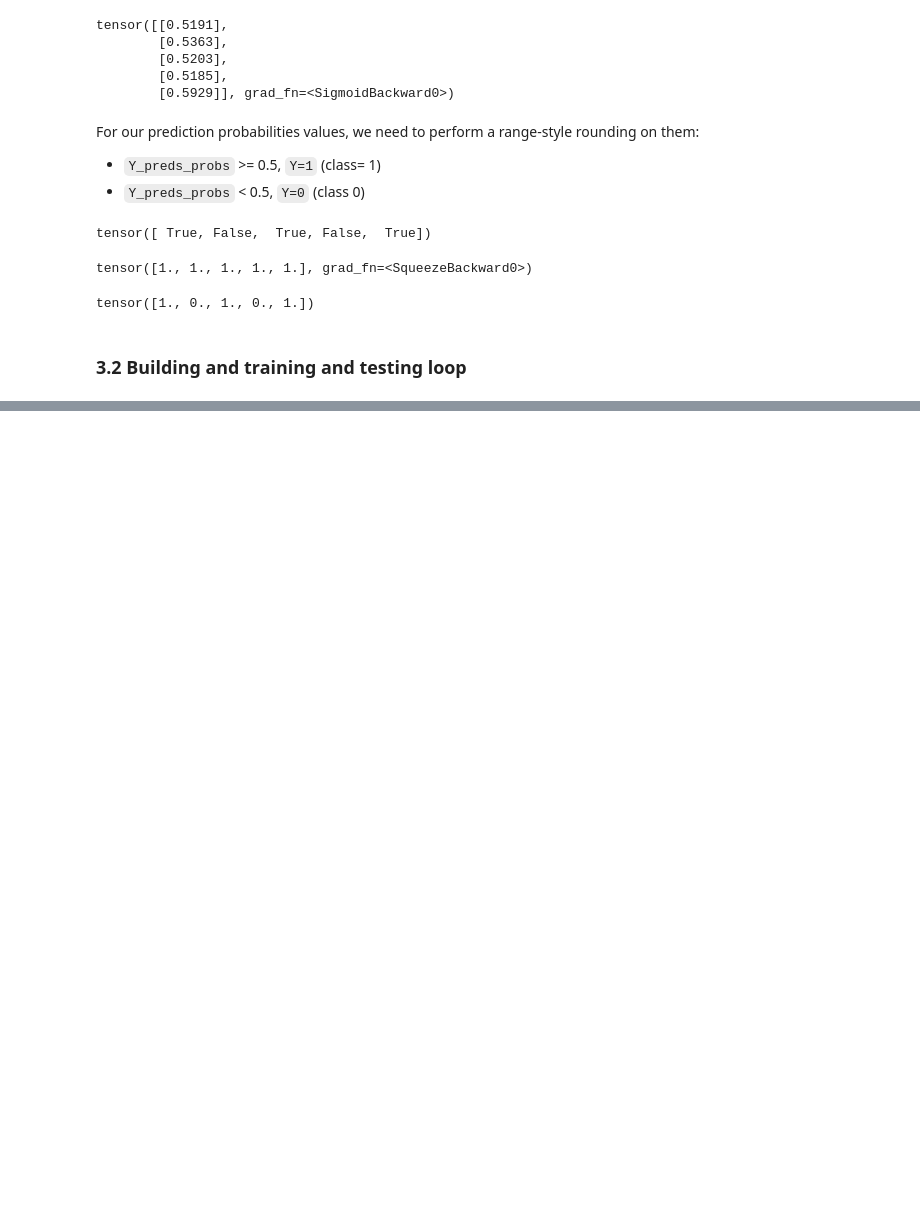
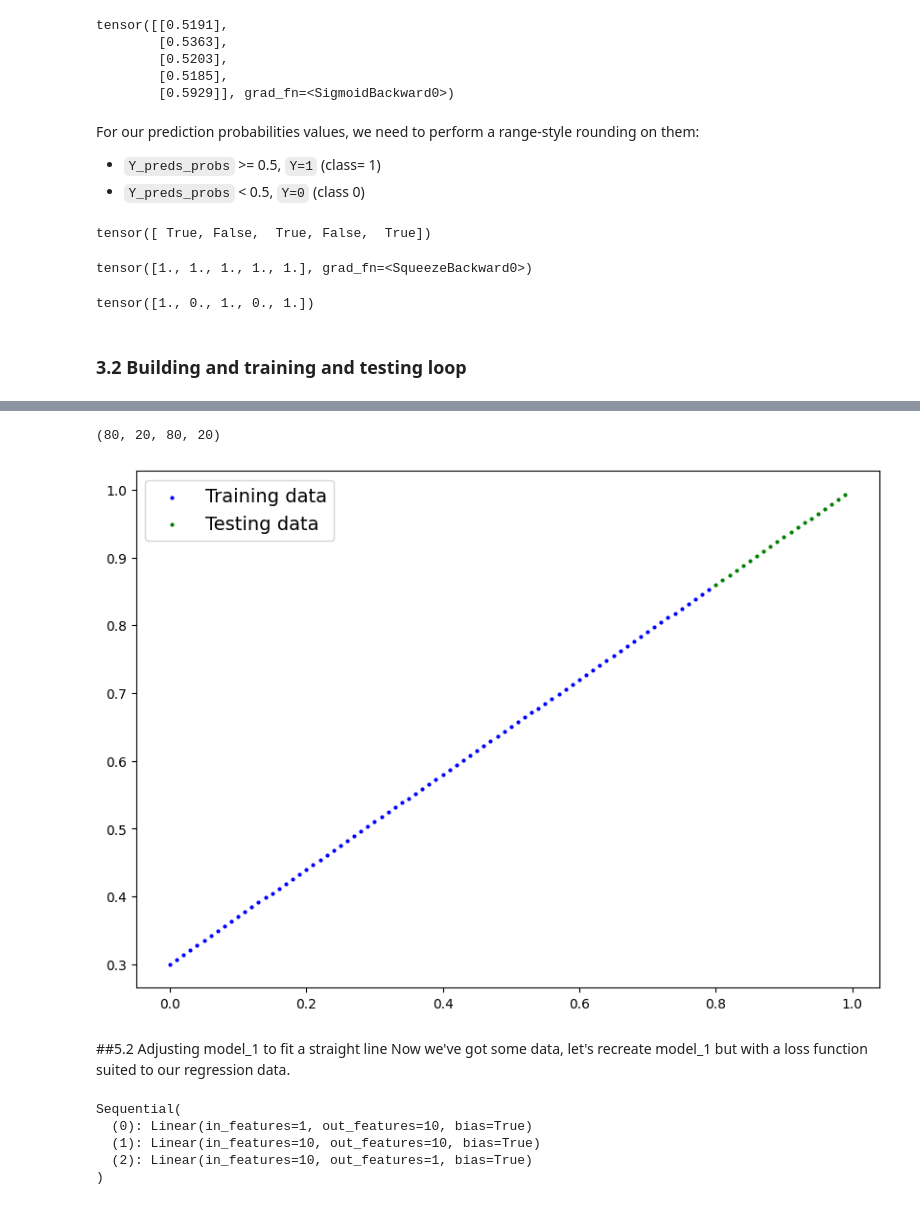
Before and after one commit to ayush2281/Pytorch-for-ML-DL-, a Jupyter notebook: 🤨_Chapter_2_–_Neural_Network_Classification.ipynb, the cells around one changed output, grey strips where cells are left out. Drawn from its saved outputs; the diff is of its cells as text; code cells hidden in the pictures; blank space fills up the shorter version.

```diff
--- a/🤨_Chapter_2_–_Neural_Network_Classification.ipynb
+++ b/🤨_Chapter_2_–_Neural_Network_Classification.ipynb
@@ -410,0 +682,15 @@ tensor([1., 0., 1., 0., 1.])
+# %%
+# Create some data (same as notebook 01)
+weight = 0.7
+bias = 0.3
+start = 0
+end = 1
+step = 0.01
+
+# Create data
+X_regression = torch.arange(start, end, step).unsqueeze(dim=1)
+y_regression = weight * X_regression + bias # linear regression formula
+
+# Check the data
+print(len(X_regression))
+X_regression[:5], y_regression[:5]
@@ -410,0 +709,37 @@ tensor([1., 0., 1., 0., 1.])
+# %%
+# create train and test split
+train_split = int(0.8 * len(X_regression))
+X_train_reg = X_regression[:train_split]
+y_train_reg = y_regression[:train_split]
+X_test_reg = X_regression[train_split:]
+y_test_reg = y_regression[train_split:]
+
+#ceck the length of each
+len(X_train_reg),len(X_test_reg), len(y_train_reg),  len(y_test_reg)
+# %% [output]
+(80, 20, 80, 20)
+# %%
+plot_predictions(train_data= X_train_reg,
+                train_labels = y_train_reg,
+                test_data = X_test_reg,
+                test_labels = y_test_reg);
+# %% [output]
+[figure, added]
+# %% [markdown]
+##5.2 Adjusting model_1 to fit a straight line
+Now we've got some data, let's recreate model_1 but with a loss function suited to our regression data.
+# %%
+# Same architecture as model_1 (but using nn.Sequential)
+model_2 = nn.Sequential(
+    nn.Linear(in_features=1, out_features=10),
+    nn.Linear(in_features=10, out_features=10),
+    nn.Linear(in_features=10, out_features=1)
+).to(device)
+
+model_2
+# %% [output]
+Sequential(
+  (0): Linear(in_features=1, out_features=10, bias=True)
+  (1): Linear(in_features=10, out_features=10, bias=True)
+  (2): Linear(in_features=10, out_features=1, bias=True)
+)
```
Also changed, not shown: parts of 32 cells of this notebook.
